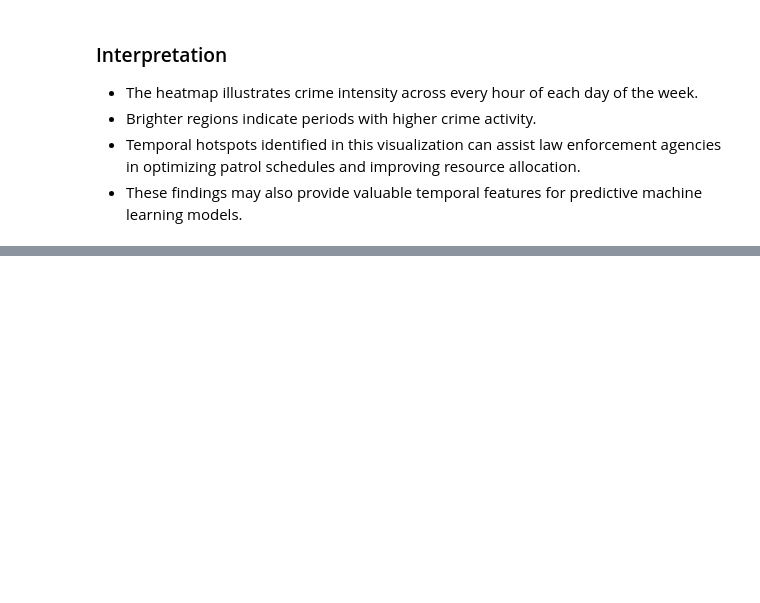
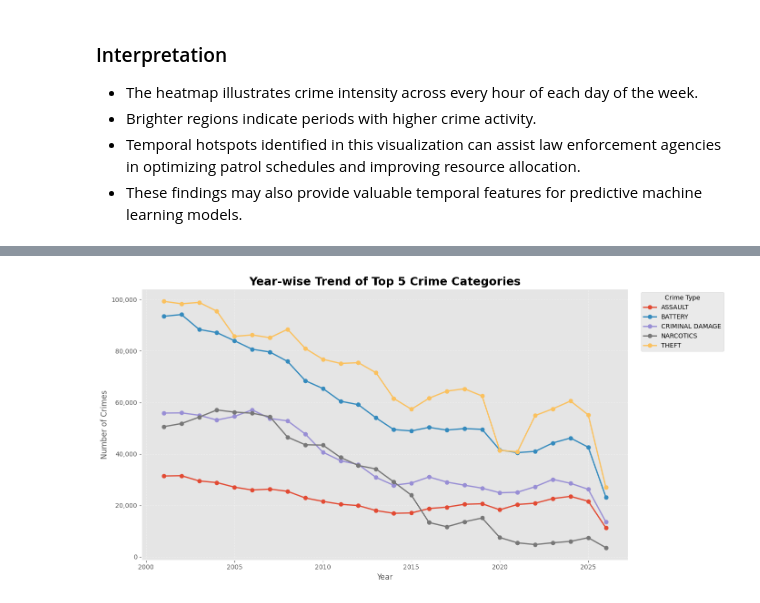
Before and after one commit to arnavon2005/Army_Provost_ML_Project, a Jupyter notebook: 04_Exploratory_Data_Analysis.ipynb, the cells around one changed output, grey strips where cells are left out. Drawn from its saved outputs; the diff is of its cells as text; code cells hidden in the pictures; blank space fills up the shorter version.

Commit message:
feat(EDA): analyze year-wise trends of top five crime categories

```diff
--- a/04_Exploratory_Data_Analysis.ipynb
+++ b/04_Exploratory_Data_Analysis.ipynb
@@ -1576,0 +1641,49 @@ plt.show()
+# %%
+# ============================================
+# Visualization
+# ============================================
+
+from matplotlib.ticker import StrMethodFormatter
+
+plt.figure(figsize=(14,7))
+
+for crime in crime_year_summary.columns:
+    plt.plot(
+        crime_year_summary.index,
+        crime_year_summary[crime],
+        marker="o",
+        linewidth=2,
+        label=crime
+    )
+
+plt.title(
+    "Year-wise Trend of Top 5 Crime Categories",
+    fontsize=18,
+    fontweight="bold"
+)
+
+plt.xlabel("Year", fontsize=12)
+plt.ylabel("Number of Crimes", fontsize=12)
+
+ax = plt.gca()
+ax.yaxis.set_major_formatter(StrMethodFormatter('{x:,.0f}'))
+
+plt.grid(True, linestyle="--", alpha=0.4)
+
+plt.legend(
+    title="Crime Type",
+    bbox_to_anchor=(1.02, 1),
+    loc="upper left"
+)
+
+plt.tight_layout()
+
+plt.savefig(
+    FIGURES_PATH + "/crime_trend_by_year_and_type.png",
+    dpi=300,
+    bbox_inches="tight"
+)
+
+plt.show()
+# %% [output]
+[figure, added]
```
Also changed, not shown: parts of 3 cells of this notebook.
